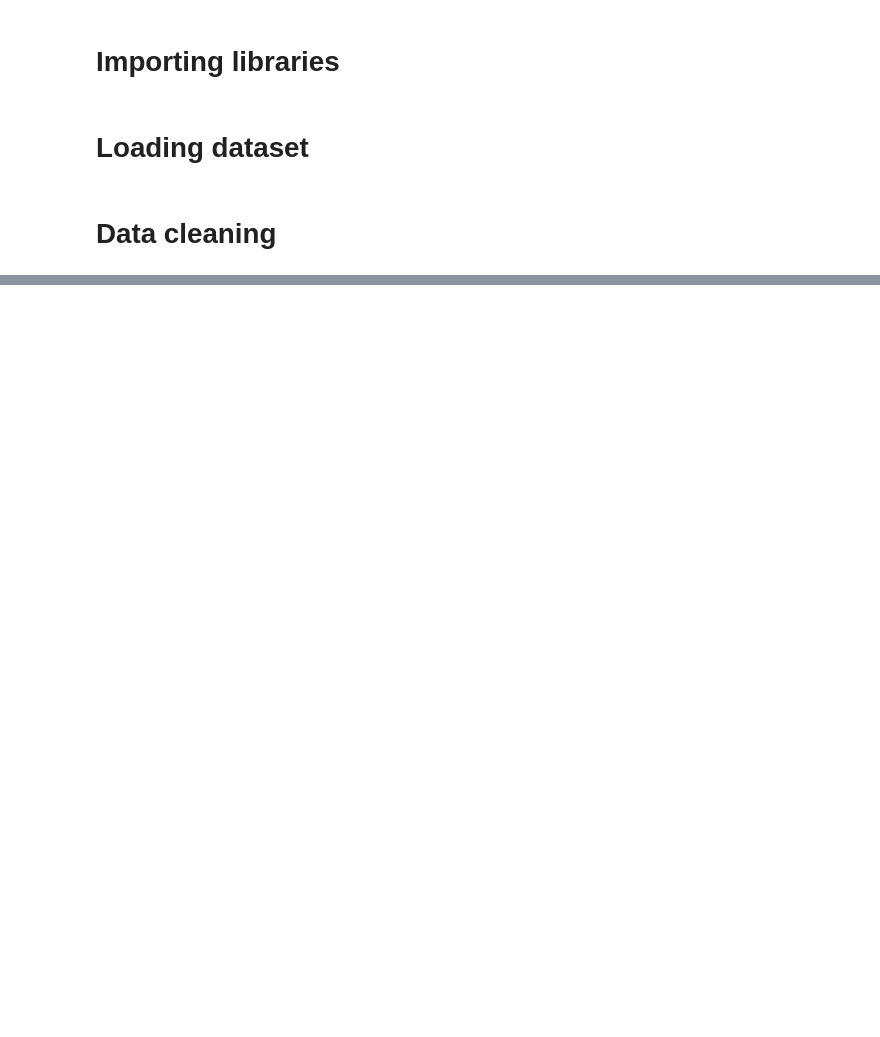
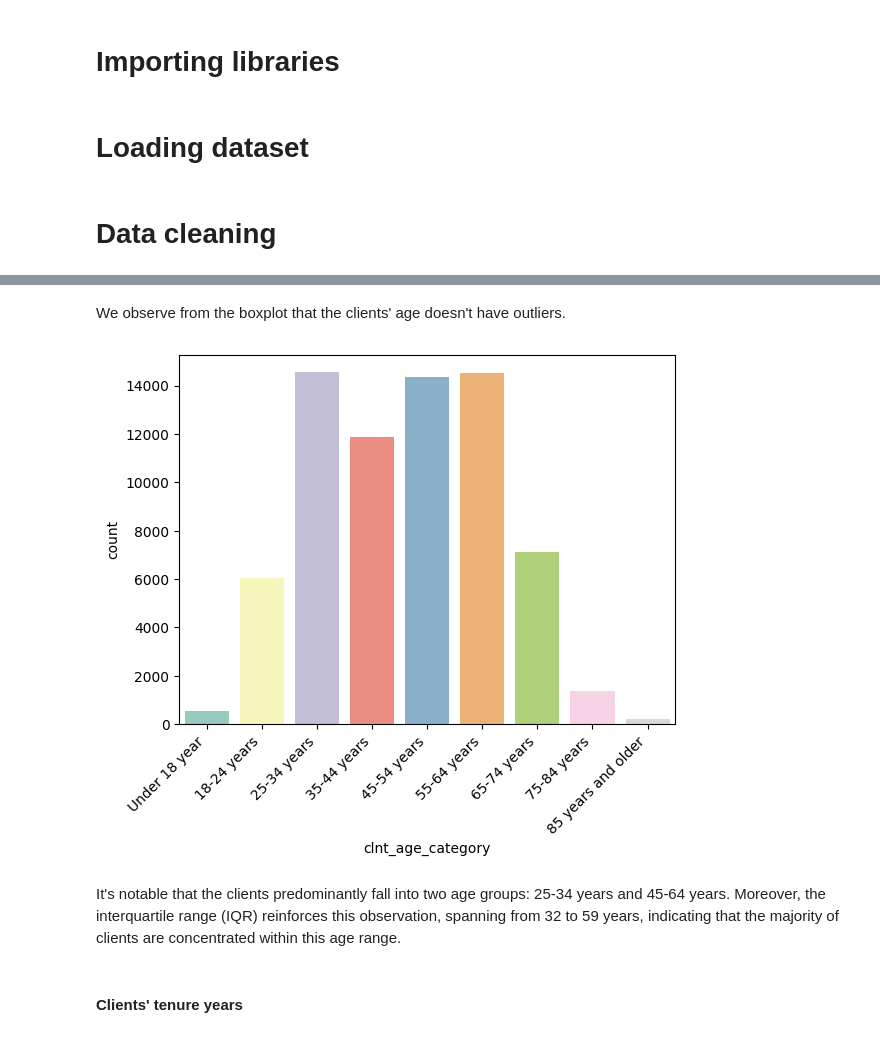
Before and after one commit to dimitsagk/AB_Testing_Analysis, a Jupyter notebook: notebooks/Project_2_02Cleaning+EDA.ipynb, the cells around one changed output, grey strips where cells are left out. Saved outputs shown, nothing was run; the diff lists cells and outputs as text; code cells hidden in the pictures; blank space fills up the shorter version.

```diff
--- a/notebooks/Project_2_02Cleaning+EDA.ipynb
+++ b/notebooks/Project_2_02Cleaning+EDA.ipynb
@@ -73,0 +114,21 @@ df_trace.date_time = pd.to_datetime(df_trace.date_time,format='%Y-%m-%d %H:%M:%S
+# %% [markdown]
+We observe from the boxplot that the clients' age doesn't have outliers.
+# %%
+# I want to check the above with some age brackets
+bins = [0, 18.0, 25.0, 35.0, 45.0, 55.0, 65.0 , 75.0, 85.0, df_clients['clnt_age'].max()]
+labels = ['Under 18 year', '18-24 years', '25-34 years', '35-44 years', '45-54 years',
+          '55-64 years', '65-74 years', '75-84 years', '85 years and older']
+
+df_clients['clnt_age_category'] = pd.cut(df_clients['clnt_age'], bins=bins, labels=labels, include_lowest=True)
+
+
+# Making a seaborn countplot
+sns.countplot(data=df_clients, x='clnt_age_category', palette='Set3', hue='clnt_age_category', legend=False)
+plt.xticks(rotation=45, ha='right')
+plt.show()
+# %% [output]
+[figure, added]
+# %% [markdown]
+It's notable that the clients predominantly fall into two age groups: 25-34 years and 45-64 years. Moreover, the interquartile range (IQR) reinforces this observation, spanning from 32 to 59 years, indicating that the majority of clients are concentrated within this age range.
+# %% [markdown]
+#### Clients' tenure years
```
Also changed, not shown: parts of 56 cells of this notebook.
